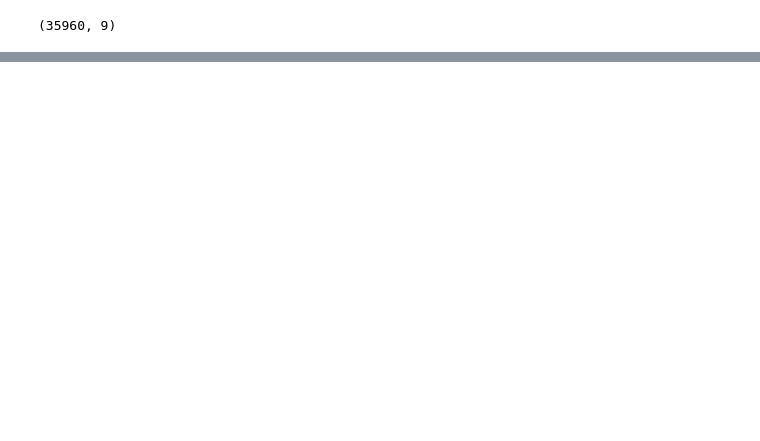
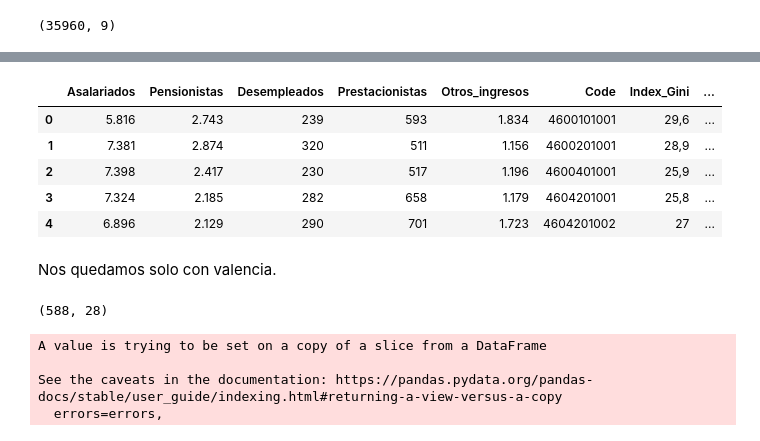
Before and after one commit to fbponz/tfm-jeff, a Jupyter notebook: datasets/data/Clean_data_and_create_dataset.ipynb, the cells around one changed output, grey strips where cells are left out. Drawn from its saved outputs; the diff is of its cells as text; code cells hidden in the pictures; blank space fills up the shorter version.

Commit message:
Dataset_ine_valencia

```diff
--- a/datasets/data/Clean_data_and_create_dataset.ipynb
+++ b/datasets/data/Clean_data_and_create_dataset.ipynb
@@ -66,0 +98,4 @@ pisos_turisticos_filtered.shape
+# %%
+full_dtst = pd.merge(distfi_filtered, indgini_filtered, on="Code", how="inner")
+full_dtst = pd.merge(full_dtst, inddemo_filtered, on="Code", how="inner")
+full_dtst = pd.merge(full_dtst, rentamedia_filtered, on="Code", how="inner")
@@ -66,0 +111,2 @@ pisos_turisticos_filtered.shape
+# %%
+pisos_turisticos_filtered.rename(columns = {'CODIGO':'Code'}, inplace = True)
@@ -66,0 +118,4 @@ pisos_turisticos_filtered.shape
+# %%
+full_ine_dtst = pd.merge(full_dtst, pisos_turisticos_filtered, on="Code", how="inner")
+# %%
+full_ine_dtst.fillna(value=0,inplace=True)
@@ -66,0 +133,11 @@ pisos_turisticos_filtered.shape
+# %%
+full_ine_dtst.head()
+# %% [output]
+|  | Asalariados | Pensionistas | Desempleados | Prestacionistas | Otros_ingresos | Code | Index_Gini | ... |
+| 0 | 5.816 | 2.743 | 239 | 593 | 1.834 | 4600101001 | 29,6 | ... |
+| 1 | 7.381 | 2.874 | 320 | 511 | 1.156 | 4600201001 | 28,9 | ... |
+| 2 | 7.398 | 2.417 | 230 | 517 | 1.196 | 4600401001 | 25,9 | ... |
+| 3 | 7.324 | 2.185 | 282 | 658 | 1.179 | 4604201001 | 25,8 | ... |
+| 4 | 6.896 | 2.129 | 290 | 701 | 1.723 | 4604201002 | 27 | ... |
+# %% [markdown]
+Nos quedamos solo con valencia.
@@ -66,0 +146,14 @@ pisos_turisticos_filtered.shape
+# %%
+dataset_valencia.shape
+# %% [output]
+(588, 28)
+# %%
+dataset_valencia.drop('PROV', axis=1, inplace=True)
+dataset_valencia.drop('PROV_LITERAL', axis=1, inplace=True)
+dataset_valencia.drop('MUN', axis=1, inplace=True)
+dataset_valencia.drop('MUN_LITERAL', axis=1, inplace=True)
+# %% [output]
+A value is trying to be set on a copy of a slice from a DataFrame
+
+See the caveats in the documentation: https://pandas.pydata.org/pandas-docs/stable/user_guide/indexing.html#returning-a-view-versus-a-copy
+  errors=errors,
```
Also changed, not shown: parts of 17 cells of this notebook, 1 other file.
